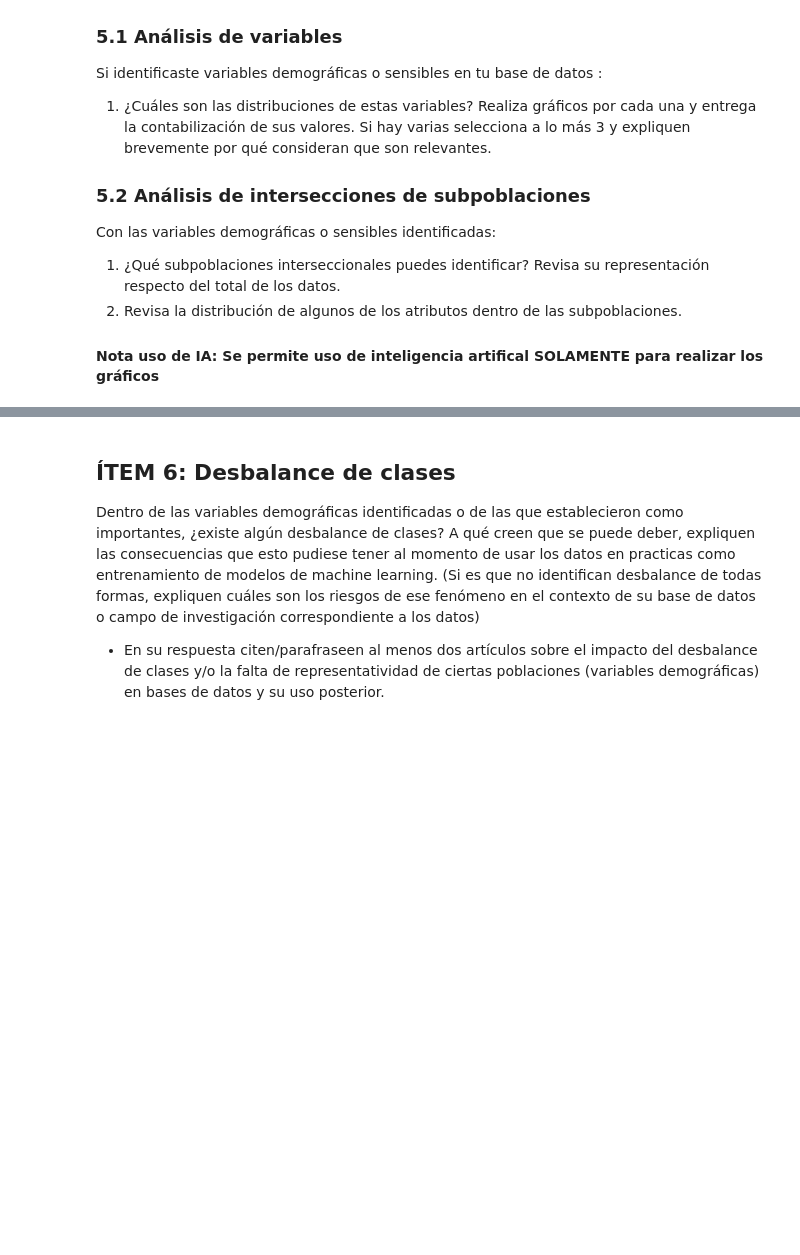
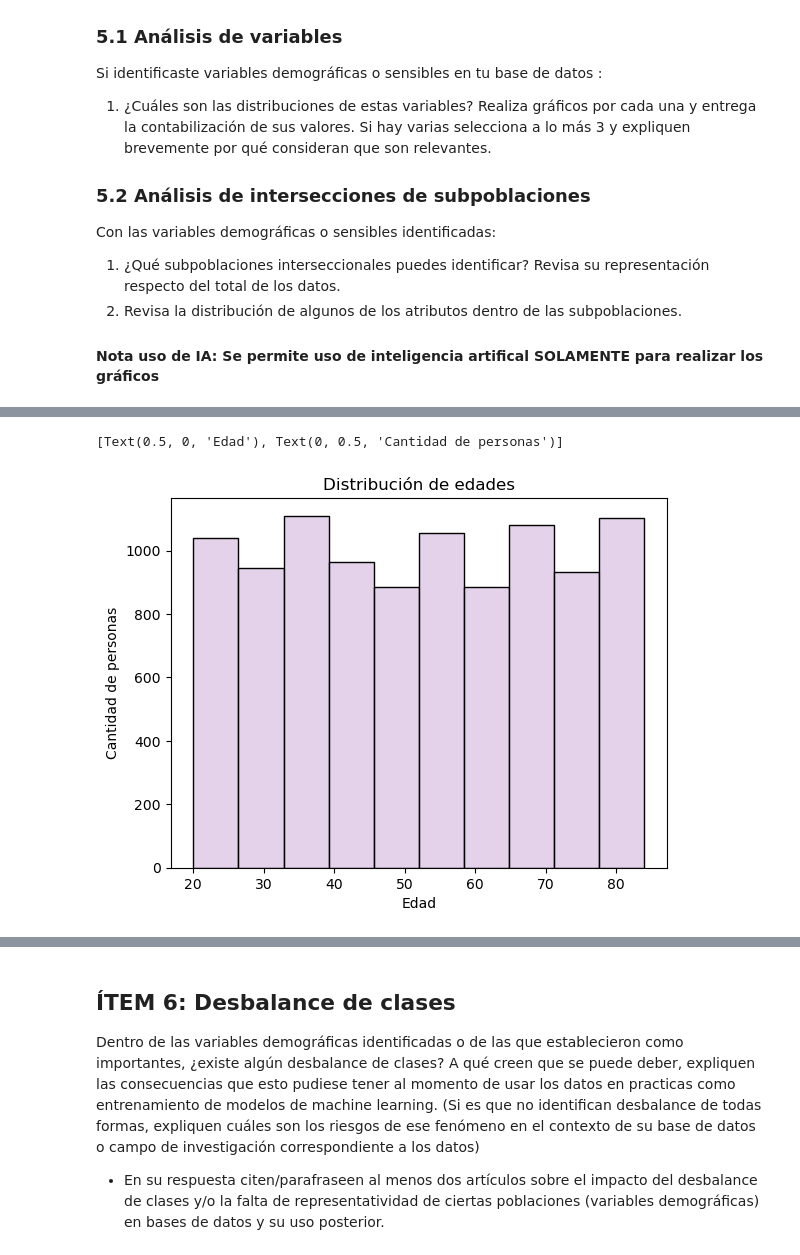
Before and after one commit to nacho200515/Taller_1_etica_para_ciencia_de_datos, a Jupyter notebook: Taller sumativo I ETI195.ipynb, the cells around one changed output, grey strips where cells are left out. Drawn from its saved outputs; the diff is of its cells as text; code cells hidden in the pictures; blank space fills up the shorter version.

```diff
--- a/Taller sumativo I ETI195.ipynb
+++ b/Taller sumativo I ETI195.ipynb
@@ -366,0 +372,7 @@ Con las variables demográficas o sensibles identificadas:
+# %%
+ax = sns.histplot(data=df, x="Age", bins=10, color="#DAC3E2")
+ax.set_title("Distribución de edades")
+ax.set(xlabel="Edad", ylabel="Cantidad de personas")
+# %% [output]
+[Text(0.5, 0, 'Edad'), Text(0, 0.5, 'Cantidad de personas')]
+[figure, added]
```
Also changed, not shown: parts of 16 cells of this notebook.
